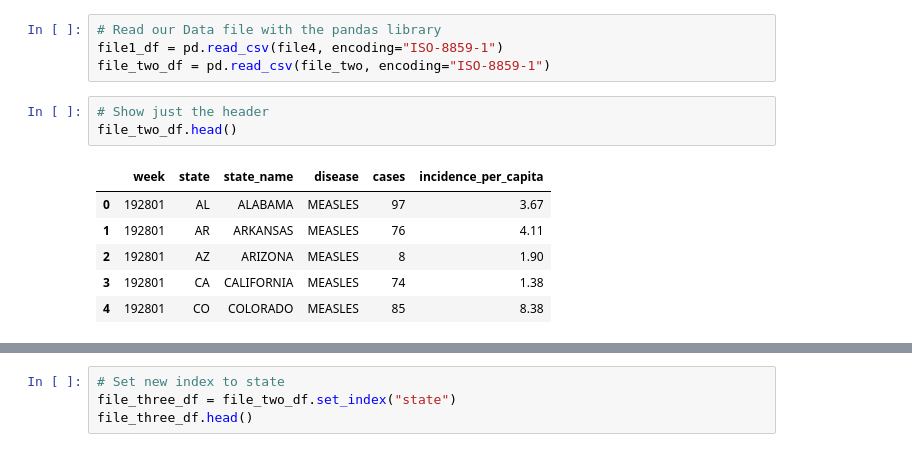
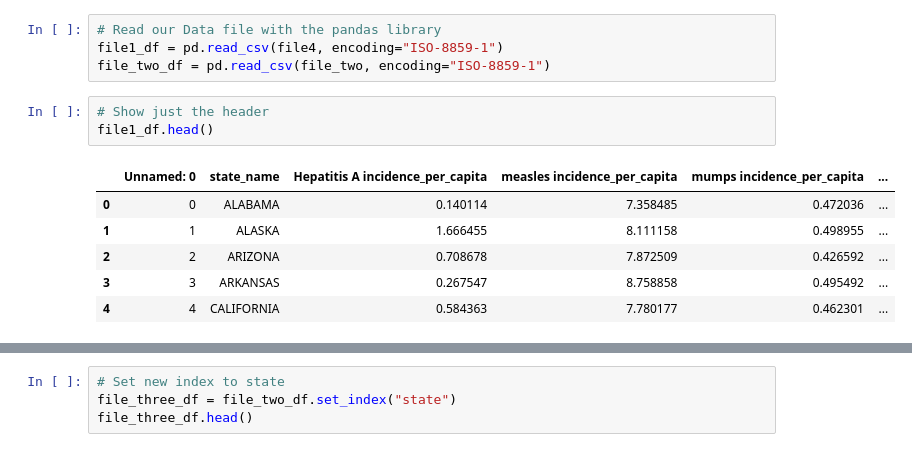
Before and after one commit to shettman/Epidemics-Project, a Jupyter notebook: Ttest_AL&CA.ipynb, the cells around one changed output, grey strips where cells are left out. Saved outputs shown, nothing was run; the diff lists cells and outputs as text.

```diff
--- a/Ttest_AL&CA.ipynb
+++ b/Ttest_AL&CA.ipynb
@@ -16,11 +19,11 @@ file1_df = pd.read_csv(file4, encoding="ISO-8859-1")
 file_two_df = pd.read_csv(file_two, encoding="ISO-8859-1")
 # %%
 # Show just the header
-file_two_df.head()
+file1_df.head()
 # %% [output]
-|  | week | state | state_name | disease | cases | incidence_per_capita |
-| 0 | 192801 | AL | ALABAMA | MEASLES | 97 | 3.67 |
-| 1 | 192801 | AR | ARKANSAS | MEASLES | 76 | 4.11 |
-| 2 | 192801 | AZ | ARIZONA | MEASLES | 8 | 1.90 |
-| 3 | 192801 | CA | CALIFORNIA | MEASLES | 74 | 1.38 |
-| 4 | 192801 | CO | COLORADO | MEASLES | 85 | 8.38 |
+|  | Unnamed: 0 | state_name | Hepatitis A incidence_per_capita | measles incidence_per_capita | mumps incidence_per_capita | ... |
+| 0 | 0 | ALABAMA | 0.140114 | 7.358485 | 0.472036 | ... |
+| 1 | 1 | ALASKA | 1.666455 | 8.111158 | 0.498955 | ... |
+| 2 | 2 | ARIZONA | 0.708678 | 7.872509 | 0.426592 | ... |
+| 3 | 3 | ARKANSAS | 0.267547 | 8.758858 | 0.495492 | ... |
+| 4 | 4 | CALIFORNIA | 0.584363 | 7.780177 | 0.462301 | ... |
```
Also changed, not shown: parts of 10 cells of this notebook.
